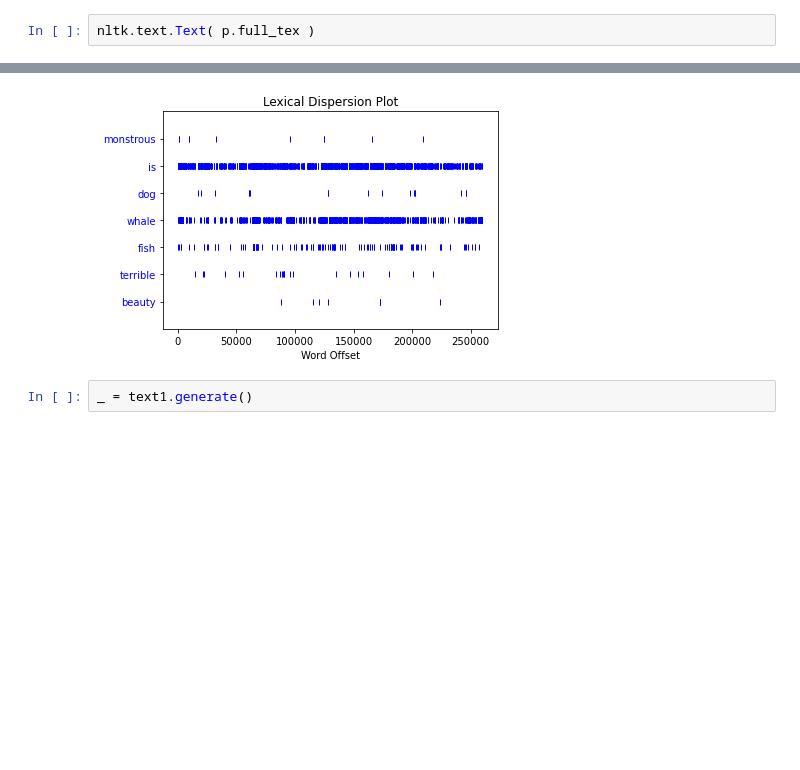
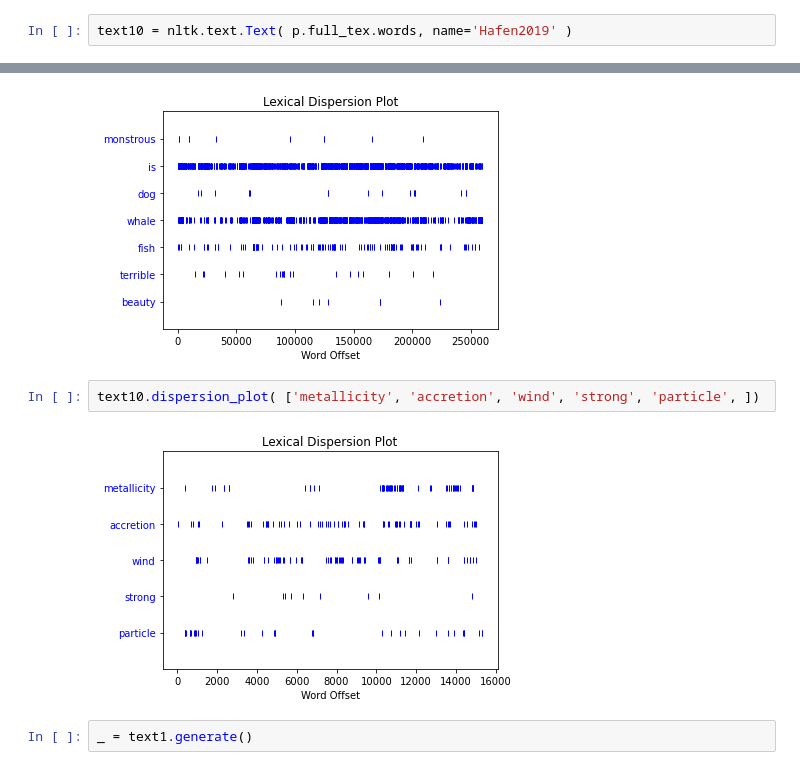
Before and after one commit to zhafen/sampled-examples, a Jupyter notebook: nltk.ipynb, the cells around one changed output, grey strips where cells are left out. Saved outputs shown, nothing was run; the diff lists cells and outputs as text; blank space fills up the shorter version.

Commit message:
More progress on NLTK book work-through.

```diff
--- a/nltk.ipynb
+++ b/nltk.ipynb
@@ -39,2 +15,2 @@ nltk.word_tokenize()
 # %%
-nltk.text.Text( p.full_tex )
+text10 = nltk.text.Text( p.full_tex.words, name='Hafen2019' )
@@ -140,6 +105,10 @@ am_glad a_pretty a_lucky is_pretty be_glad
 text1.dispersion_plot( ['monstrous', 'is', 'dog', 'whale', 'fish', 'terrible', 'beauty' ])
 # %% [output]
 [figure]
+# %%
+text10.dispersion_plot( ['metallicity', 'accretion', 'wind', 'strong', 'particle', ])
+# %% [output]
+[figure, added]
 # %%
 _ = text1.generate()
 # %% [output]
```
Also changed, not shown: parts of 144 cells of this notebook.
